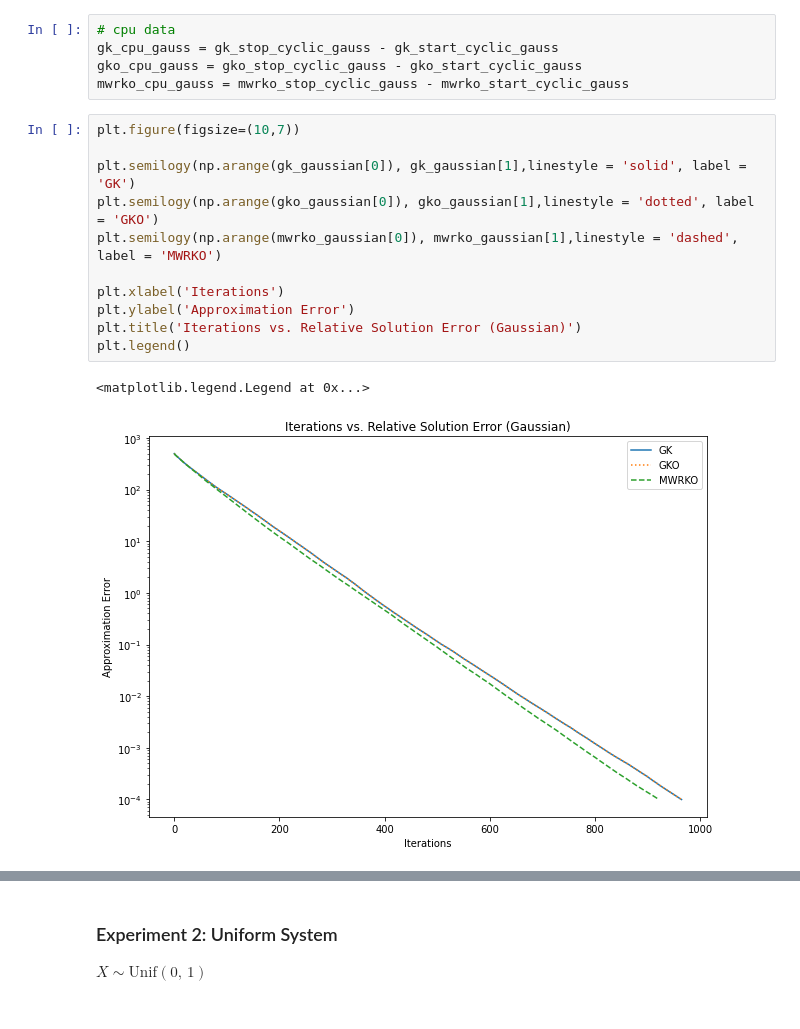
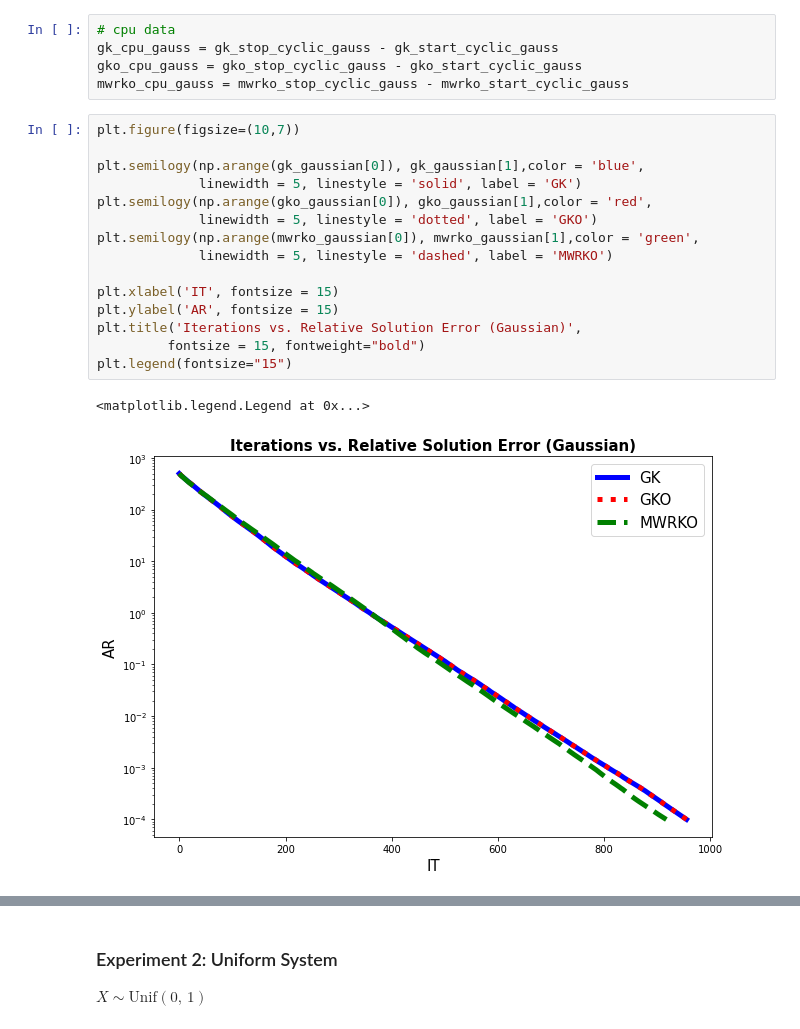
Before and after one commit to emicervantes/gko-23, a Jupyter notebook: scripts/synthetic-exp/synthetic-exp1.ipynb, the cells around one changed output, grey strips where cells are left out. Drawn from its saved outputs; the diff is of its cells as text.

```diff
--- a/scripts/synthetic-exp/synthetic-exp1.ipynb
+++ b/scripts/synthetic-exp/synthetic-exp1.ipynb
@@ -49,17 +49,21 @@ mwrko_cpu_gauss = mwrko_stop_cyclic_gauss - mwrko_start_cyclic_gauss
 # %%
 plt.figure(figsize=(10,7))
 
-plt.semilogy(np.arange(gk_gaussian[0]), gk_gaussian[1],linestyle = 'solid', label = 'GK')
-plt.semilogy(np.arange(gko_gaussian[0]), gko_gaussian[1],linestyle = 'dotted', label = 'GKO')
-plt.semilogy(np.arange(mwrko_gaussian[0]), mwrko_gaussian[1],linestyle = 'dashed', label = 'MWRKO')
+plt.semilogy(np.arange(gk_gaussian[0]), gk_gaussian[1],color = 'blue',
+             linewidth = 5, linestyle = 'solid', label = 'GK')
+plt.semilogy(np.arange(gko_gaussian[0]), gko_gaussian[1],color = 'red',
+             linewidth = 5, linestyle = 'dotted', label = 'GKO')
+plt.semilogy(np.arange(mwrko_gaussian[0]), mwrko_gaussian[1],color = 'green',
+             linewidth = 5, linestyle = 'dashed', label = 'MWRKO')
 
-plt.xlabel('Iterations')
-plt.ylabel('Approximation Error')
-plt.title('Iterations vs. Relative Solution Error (Gaussian)')
-plt.legend()
+plt.xlabel('IT', fontsize = 15)
+plt.ylabel('AR', fontsize = 15)
+plt.title('Iterations vs. Relative Solution Error (Gaussian)',
+         fontsize = 15, fontweight="bold")
+plt.legend(fontsize="15")
 # %% [output]
 <matplotlib.legend.Legend at 0x...>
-[figure, old version]
+[figure, new version]
 # %%
 plt.figure(figsize=(10,7))
 
```
Also changed, not shown: parts of 7 cells of this notebook, 8 other files.
